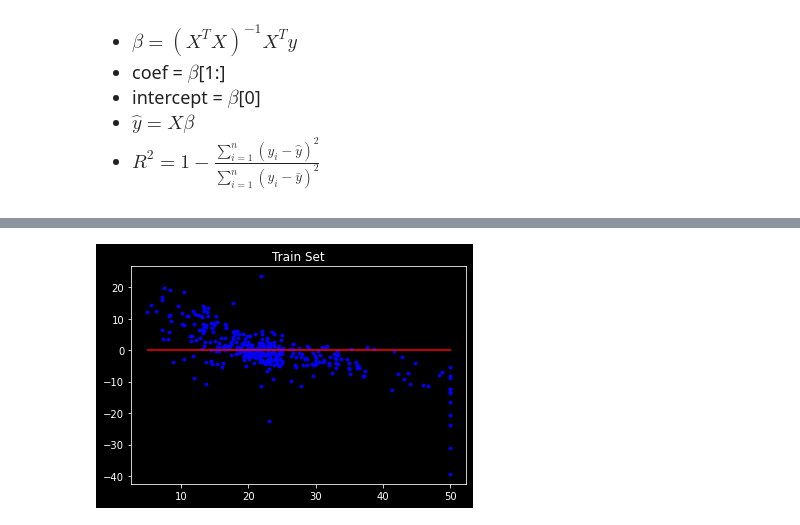
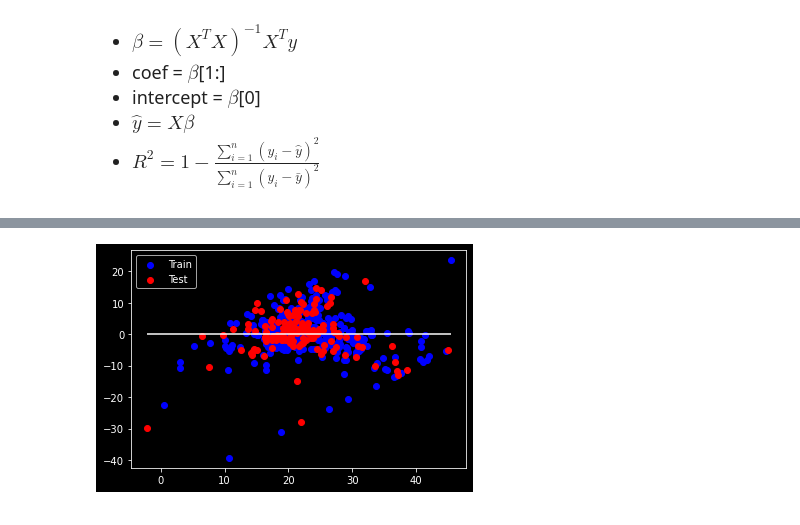
Before and after one commit to franneck94/UdemyML, a Jupyter notebook: Chapter5_Regression/LinearRegressionImplementation/LinearRegressionVisualize.ipynb, the cells around one changed output, grey strips where cells are left out. Cells and saved outputs as stored; diff of their text form; code cells hidden in the pictures.

```diff
--- a/Chapter5_Regression/LinearRegressionImplementation/LinearRegressionVisualize.ipynb
+++ b/Chapter5_Regression/LinearRegressionImplementation/LinearRegressionVisualize.ipynb
@@ -53,10 +52,9 @@ dataset = load_boston()
 </font>
 # %%
 class LinearRegression:
-    def __init__(self, use_intercept: bool = True) -> None:
-        self.coef_: np.ndarray = None
+    def __init__(self) -> None:
+        self.coef_:np.ndarray = None
         self.intercept_: np.ndarray = None
-        self.use_intercept = use_intercept
 
     def _add_intercept(self, x: np.ndarray) -> np.ndarray:
         intercepts = np.ones(shape=(x.shape[0]))
@@ -64,8 +62,7 @@ class LinearRegression:
         return x
 
     def fit(self, x: np.ndarray, y: np.ndarray) -> None:
-        if self.use_intercept:
-            x = self._add_intercept(x)
+        x = self._add_intercept(x)
         inner = np.dot(x.T, x)
         inv = np.linalg.inv(inner)
         beta = np.dot(np.dot(inv, x.T), y)
@@ -73,18 +70,24 @@ class LinearRegression:
         self.coef_ = beta[1:]
 
     def predict(self, x: np.ndarray) -> np.ndarray:
-        y_pred = x * self.coef_ + self.intercept_
+        y_pred = np.array(
+            [np.dot(self.coef_.T, xi) + self.intercept_ for xi in x]
+        )
         return y_pred
 
-    def score(self, x: np.ndarray, y: np.ndarray):
+    def score(self, x: np.ndarray, y: np.ndarray) -> float:
         y_pred = self.predict(x)
         y_mean = np.mean(y, axis=0)
-        numerator = np.sum((y - y_pred)**2)
-        denominator = np.sum((y - y_mean)**2)
-        r2_score = 1.0 - (numerator / denominator)
+        frac1 = np.sum(
+            [(y[i] - y_pred[i])**2 for i in range(len(y))]
+        )
+        frac2 = np.sum(
+            [(y[i] - y_mean)**2 for i in range(len(y))]
+        )
+        r2_score = 1.0 - frac1 / frac2
         return r2_score
 # %%
-x = dataset.data[:, 5]
+x = dataset.data[:, 5:6]
 y = dataset.target
 
 x_train, x_test, y_train, y_test = train_test_split(x, y, test_size=0.3)
@@ -129,4 +123,19 @@ def plot_residual(regr: LinearRegression, x: np.ndarray, y: np.ndarray, title: s
+# %%
+def plot_residuals(
+    regr: LinearRegression, x_train: np.ndarray, y_train: np.ndarray, x_test: np.ndarray, y_test: np.ndarray
+) -> None:
+    y_pred_train = regr.predict(x_train)
+    y_pred_test = regr.predict(x_test)
+
+    min_val = min(np.min(y_pred_train), np.min(y_pred_test))
+    max_val = max(np.max(y_pred_train), np.max(y_pred_test))
+
+    plt.scatter(y_pred_train, y_pred_train - y_train, color="blue")
+    plt.scatter(y_pred_test, y_pred_test - y_test, color="red")
+    plt.hlines(y=0, xmin=min_val, xmax=max_val)
+    plt.legend(["Train", "Test"])
+    plt.show()
 # %%
-plot_residual(regr, x_train, y_train, title="Train Set")
+plot_residuals(regr, x_train, y_train, x_test, y_test)
 # %% [output]
-[figure, old version]
+[figure, new version]
```
Also changed, not shown: parts of 8 cells of this notebook, 4 other files.
